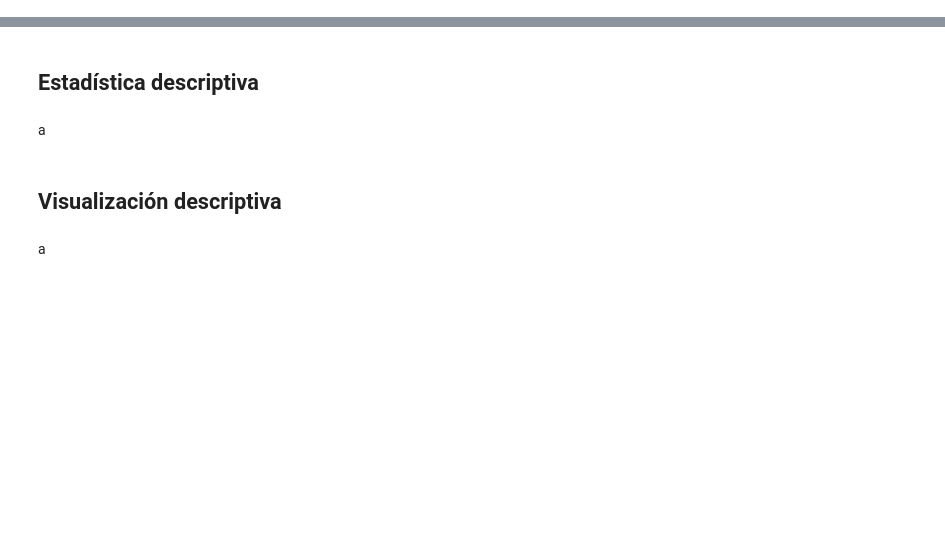
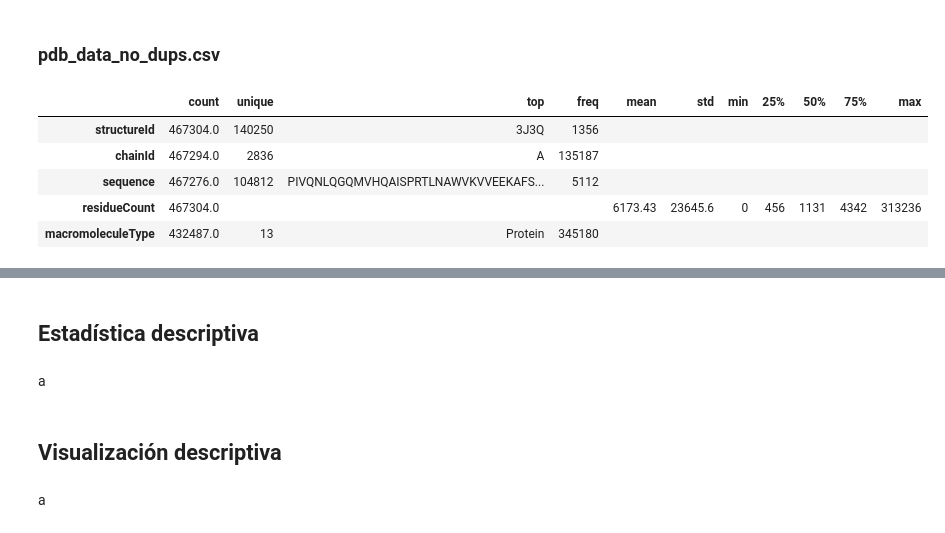
Before and after one commit to brunomb97/mat281-proyecto, a Jupyter notebook: resultados.ipynb, the cells around one changed output, grey strips where cells are left out. Drawn from its saved outputs; the diff is of its cells as text; code cells hidden in the pictures; blank space fills up the shorter version.

```diff
--- a/resultados.ipynb
+++ b/resultados.ipynb
@@ -12,0 +80,4 @@ a
+# %%
+data_seq_path = os.path.join("data", "pdb_data_seq.csv")
+pdb_seq = pd.read_csv(data_seq_path)
+pdb_seq.head()
@@ -12,0 +147,11 @@ a
+# %% [markdown]
+### pdb_data_no_dups.csv
+# %%
+pdb_seq.describe(include="all").T.fillna("")
+# %% [output]
+|  | count | unique | top | freq | mean | std | min | 25% | 50% | 75% | max |
+| structureId | 467304.0 | 140250 | 3J3Q | 1356 |  |  |  |  |  |  |  |
+| chainId | 467294.0 | 2836 | A | 135187 |  |  |  |  |  |  |  |
+| sequence | 467276.0 | 104812 | PIVQNLQGQMVHQAISPRTLNAWVKVVEEKAFS... | 5112 |  |  |  |  |  |  |  |
+| residueCount | 467304.0 |  |  |  | 6173.43 | 23645.6 | 0 | 456 | 1131 | 4342 | 313236 |
+| macromoleculeType | 432487.0 | 13 | Protein | 345180 |  |  |  |  |  |  |  |
```
Also changed, not shown: parts of 24 cells of this notebook, 2 other files.
